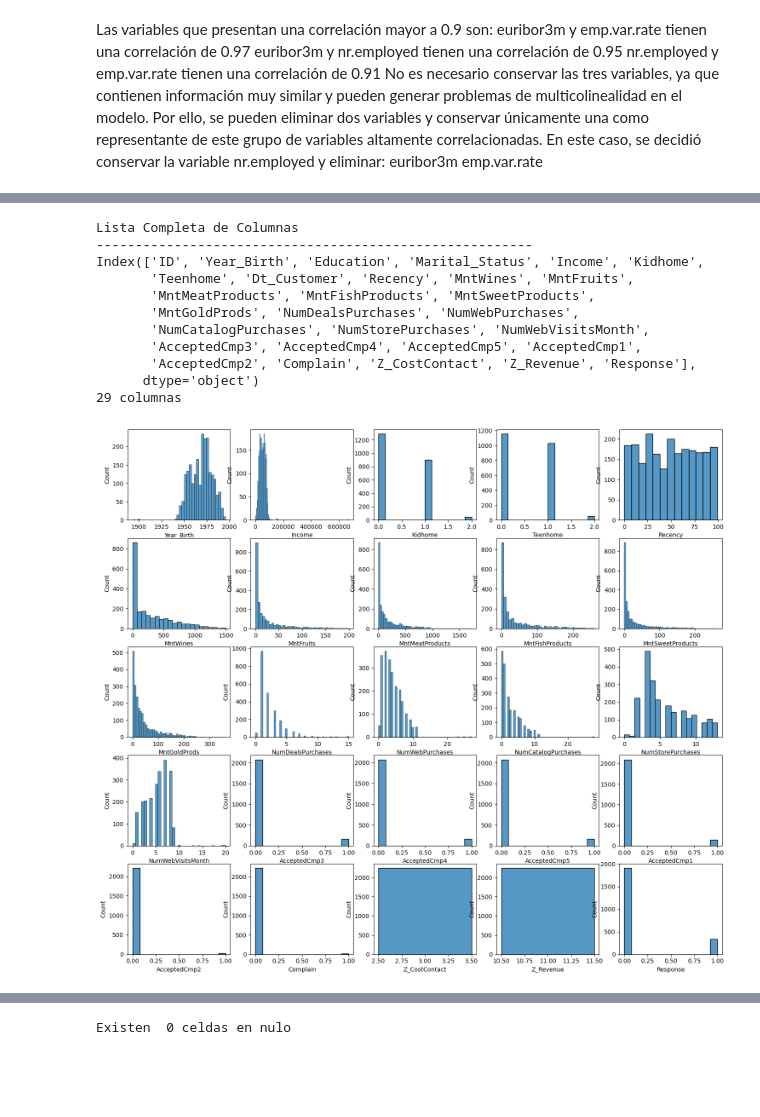
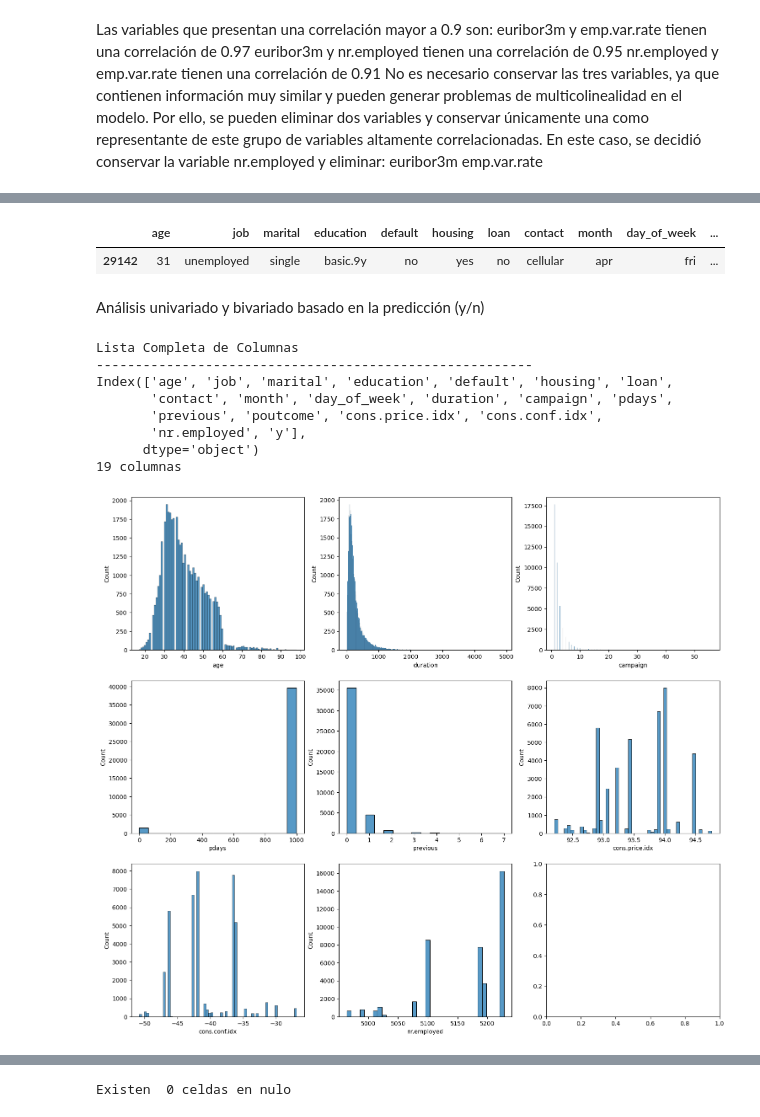
Before and after one commit to AI-YAZMIN-VILLEGAS/EBAC, a Jupyter notebook: Tareas/Tarea M41 -AD- YAZMIN VILLEGAS.ipynb, the cells around one changed output, grey strips where cells are left out. Saved outputs shown, nothing was run; the diff lists cells and outputs as text; code cells hidden in the pictures; blank space fills up the shorter version.

```diff
--- a/Tareas/Tarea M41 -AD- YAZMIN VILLEGAS.ipynb
+++ b/Tareas/Tarea M41 -AD- YAZMIN VILLEGAS.ipynb
@@ -186,0 +234,2 @@ emp.var.rate
+# %%
+df = df.drop(columns=['euribor3m','emp.var.rate'])
@@ -187,32 +283,32 @@ emp.var.rate
+# %%
+df.sample()
+# %% [output]
+|  | age | job | marital | education | default | housing | loan | contact | month | day_of_week | ... |
+| 29142 | 31 | unemployed | single | basic.9y | no | yes | no | cellular | apr | fri | ... |
+# %% [markdown]
+Análisis univariado y bivariado basado en la predicción (y/n)
 # %%
 print('Lista Completa de Columnas')
 print('--------------------------------------------------------')
 print(df.columns)
 print(len(df.columns),'columnas')
 
-cols_num = ['Year_Birth', 'Income', 'Kidhome',
-       'Teenhome',  'Recency', 'MntWines', 'MntFruits',
-       'MntMeatProducts', 'MntFishProducts', 'MntSweetProducts',
-       'MntGoldProds', 'NumDealsPurchases', 'NumWebPurchases',
-       'NumCatalogPurchases', 'NumStorePurchases', 'NumWebVisitsMonth',
-       'AcceptedCmp3', 'AcceptedCmp4', 'AcceptedCmp5', 'AcceptedCmp1',
-       'AcceptedCmp2', 'Complain', 'Z_CostContact', 'Z_Revenue', 'Response']
+cols_num = ['age', 'duration', 'campaign', 'pdays',
+       'previous', 'cons.price.idx', 'cons.conf.idx',
+       'nr.employed']
 # %% [output]
 Lista Completa de Columnas
 --------------------------------------------------------
-Index(['ID', 'Year_Birth', 'Education', 'Marital_Status', 'Income', 'Kidhome',
-       'Teenhome', 'Dt_Customer', 'Recency', 'MntWines', 'MntFruits',
-       'MntMeatProducts', 'MntFishProducts', 'MntSweetProducts',
-       'MntGoldProds', 'NumDealsPurchases', 'NumWebPurchases',
-       'NumCatalogPurchases', 'NumStorePurchases', 'NumWebVisitsMonth',
-       'AcceptedCmp3', 'AcceptedCmp4', 'AcceptedCmp5', 'AcceptedCmp1',
-       'AcceptedCmp2', 'Complain', 'Z_CostContact', 'Z_Revenue', 'Response'],
+Index(['age', 'job', 'marital', 'education', 'default', 'housing', 'loan',
+       'contact', 'month', 'day_of_week', 'duration', 'campaign', 'pdays',
+       'previous', 'poutcome', 'cons.price.idx', 'cons.conf.idx',
+       'nr.employed', 'y'],
       dtype='object')
-29 columnas
+19 columnas
 # %%
-fig, axes = plt.subplots(nrows=5, ncols=5, figsize=(18,16))
+fig, axes = plt.subplots(nrows=3, ncols=3, figsize=(18,16))
 for i, column in enumerate(cols_num):
-    sns.histplot(df[column],ax=axes[i//5,i%5],kde=False)
+    sns.histplot(df[column],ax=axes[i//3,i%3],kde=False)
 # %% [output]
-[figure, old version]
+[figure, new version]
 # %%
```
Also changed, not shown: parts of 74 cells of this notebook.
